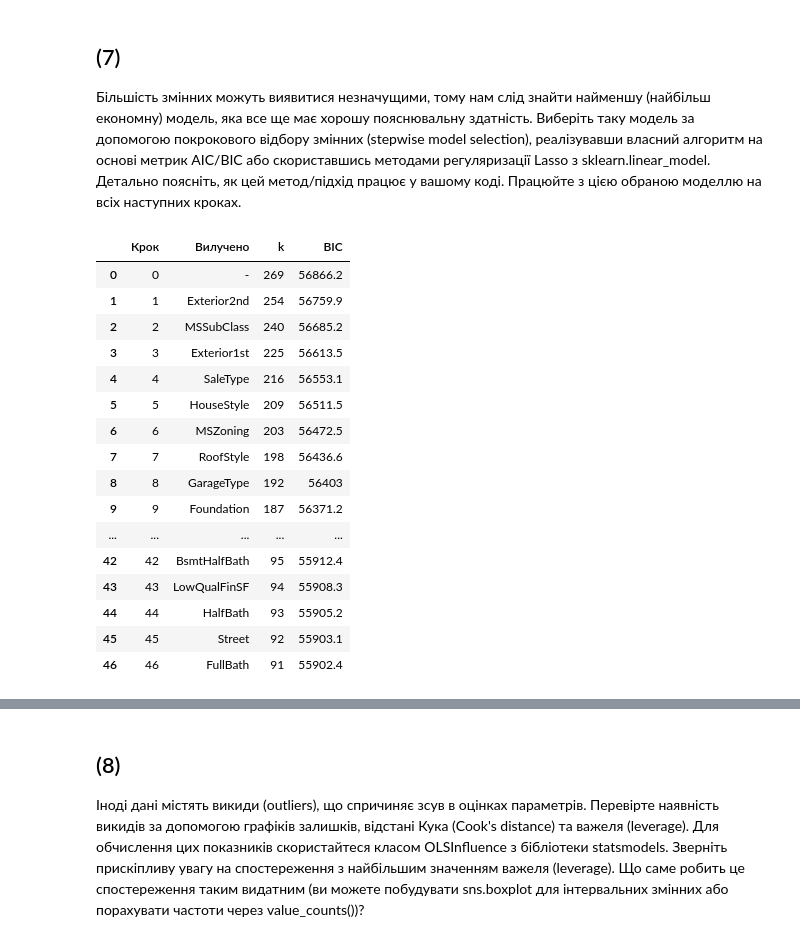
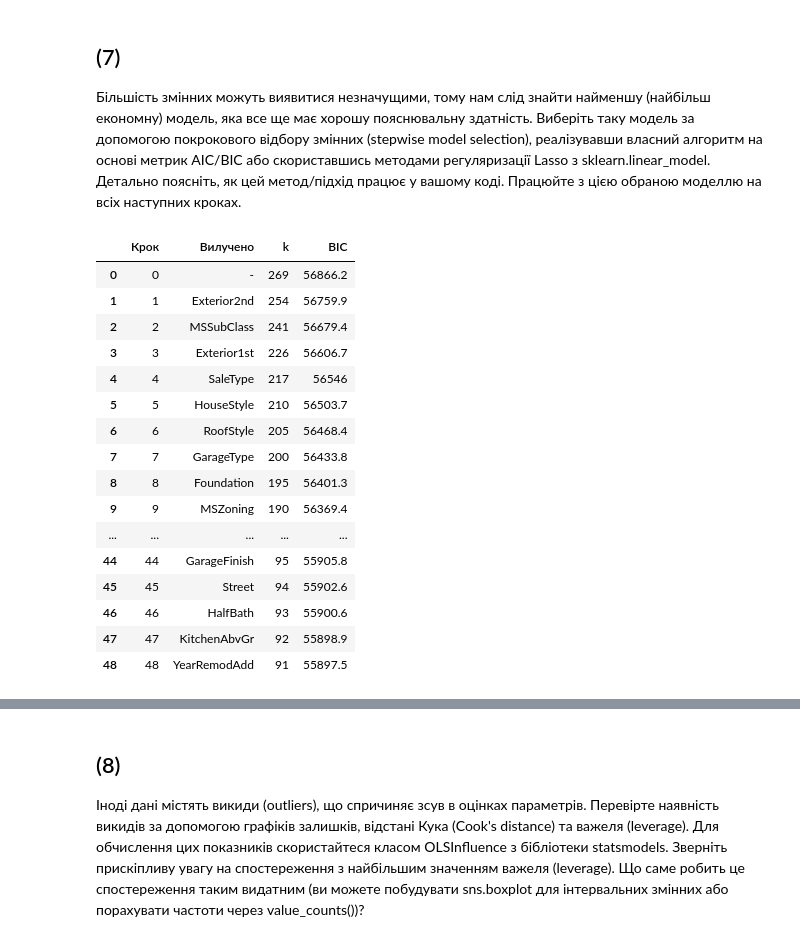
Before and after one commit to hryhola/statistics-ucu, a Jupyter notebook: labs/task3/notebooks/task3-problem5-linear-regression.ipynb, the cells around one changed output, grey strips where cells are left out. Saved outputs shown, nothing was run; the diff lists cells and outputs as text; code cells hidden in the pictures.

```diff
--- a/labs/task3/notebooks/task3-problem5-linear-regression.ipynb
+++ b/labs/task3/notebooks/task3-problem5-linear-regression.ipynb
@@ -513,63 +523,62 @@ $$\widehat\beta\pm t_{0.975,\,n-k}\,SE(\widehat\beta)=0.7987\pm1.961\cdot0.1101=
 # %%
 # Реалізуйте обраний метод відбору; збережіть повну та обрану моделі.
 # ========= YOUR CODE STARTS HERE ========= #
 
-# Група = одна змінна: числова - один стовпець, категоріальна - усі її фіктивні.
-groups = {column: [column] for column in numeric}
-for column in categorical:
-    columns = [name for name in X_full.columns if name.startswith(column + "_")]
-    if columns:
-        groups[column] = columns
-assert sum(len(columns) for columns in groups.values()) == X_full.shape[1] - 1
+
+def backward_bic(y, groups):
+    """Зворотний відбір початкових змінних за BIC."""
+    active = list(groups)
+    model = sm.OLS(y, design_matrix(active)).fit()
+    history = [{"Крок": 0, "Вилучено": "-", "k": int(model.df_model + 1), "BIC": model.bic}]
+    while active:
+        best_group, best_model = None, None
+        for group in active:
+            remaining = [g for g in active if g != group]
+            candidate = sm.OLS(y, design_matrix(remaining)).fit()
+            if best_model is None or candidate.bic < best_model.bic:
+                best_group, best_model = group, candidate
+        if best_model.bic >= model.bic:
+            break
+        active.remove(best_group)
+        model = best_model
+        history.append({"Крок": len(history), "Вилучено": best_group,
+                        "k": int(model.df_model + 1), "BIC": model.bic})
+    return model, active, pd.DataFrame(history)
 
 
-def backward_bic(X, y, groups):
-    """Зворотний відбір: щоразу вилучаємо групу, без якої BIC найменший."""
-    active = list(groups)
-    model = sm.OLS(y, X).fit()
-    history = [{"Крок": 0, "Вилучено": "-", "k": len(model.params), "BIC": model.bic}]
-    while True:
-        best_group, best_model = None, None
-        for group in active:
-            columns = ["const"] + [c for g in active if g != group for c in groups[g]]
-            candidate = sm.OLS(y, X[columns]).fit()
-            if best_model is None or candidate.bic < best_model.bic:
-                best_group, best_model = group, candidate
-        if best_model.bic >= model.bic:  # жодне вилучення не зменшує BIC - зупинка
-            return model, active, pd.DataFrame(history)
-        active.remove(best_group)
-        model = best_model
-        history.append({"Крок": len(history), "Вилучено": best_group, "k": len(model.params), "BIC": model.bic})
-
-
-selected_model, selected_terms, history = backward_bic(X_full, y, groups)
-X_selected = X_full[selected_model.model.exog_names]
+selected_model, selected_terms, history = backward_bic(y, groups)
+X_selected = design_matrix(selected_terms)
+assert list(X_selected.columns) == selected_model.model.exog_names
+assert np.linalg.matrix_rank(X_selected) == X_selected.shape[1]
+# Кожне можливе наступне вилучення справді не покращує BIC.
+assert all(sm.OLS(y, design_matrix([g for g in selected_terms if g != group])).fit().bic
+           >= selected_model.bic for group in selected_terms)
 with pd.option_context("display.max_rows", 100):
     display(history)
 print(f"Залишилось {len(selected_terms)} з {len(groups)} змінних:", selected_terms)
 display(pd.DataFrame({
     "Змінних": [len(groups), len(selected_terms)],
     "Параметрів k": [len(full_model.params), len(selected_model.params)],
     "R²": [full_model.rsquared, selected_model.rsquared],
     "Скоригований R²": [full_model.rsquared_adj, selected_model.rsquared_adj],
     "AIC": [full_model.aic, selected_model.aic],
     "BIC": [full_model.bic, selected_model.bic],
 }, index=["Повна", "Після відбору"]))
 # %% [output]
 |  | Крок | Вилучено | k | BIC |
 | 0 | 0 | - | 269 | 56866.2 |
 | 1 | 1 | Exterior2nd | 254 | 56759.9 |
-| 2 | 2 | MSSubClass | 240 | 56685.2 |
-| 3 | 3 | Exterior1st | 225 | 56613.5 |
-| 4 | 4 | SaleType | 216 | 56553.1 |
-| 5 | 5 | HouseStyle | 209 | 56511.5 |
-| 6 | 6 | MSZoning | 203 | 56472.5 |
-| 7 | 7 | RoofStyle | 198 | 56436.6 |
-| 8 | 8 | GarageType | 192 | 56403 |
-| 9 | 9 | Foundation | 187 | 56371.2 |
+| 2 | 2 | MSSubClass | 241 | 56679.4 |
+| 3 | 3 | Exterior1st | 226 | 56606.7 |
+| 4 | 4 | SaleType | 217 | 56546 |
+| 5 | 5 | HouseStyle | 210 | 56503.7 |
+| 6 | 6 | RoofStyle | 205 | 56468.4 |
+| 7 | 7 | GarageType | 200 | 56433.8 |
+| 8 | 8 | Foundation | 195 | 56401.3 |
+| 9 | 9 | MSZoning | 190 | 56369.4 |
 | ... | ... | ... | ... | ... |
-| 42 | 42 | BsmtHalfBath | 95 | 55912.4 |
-| 43 | 43 | LowQualFinSF | 94 | 55908.3 |
-| 44 | 44 | HalfBath | 93 | 55905.2 |
-| 45 | 45 | Street | 92 | 55903.1 |
-| 46 | 46 | FullBath | 91 | 55902.4 |
+| 44 | 44 | GarageFinish | 95 | 55905.8 |
+| 45 | 45 | Street | 94 | 55902.6 |
+| 46 | 46 | HalfBath | 93 | 55900.6 |
+| 47 | 47 | KitchenAbvGr | 92 | 55898.9 |
+| 48 | 48 | YearRemodAdd | 91 | 55897.5 |
```
Also changed, not shown: parts of 14 cells of this notebook, 8 other files.
